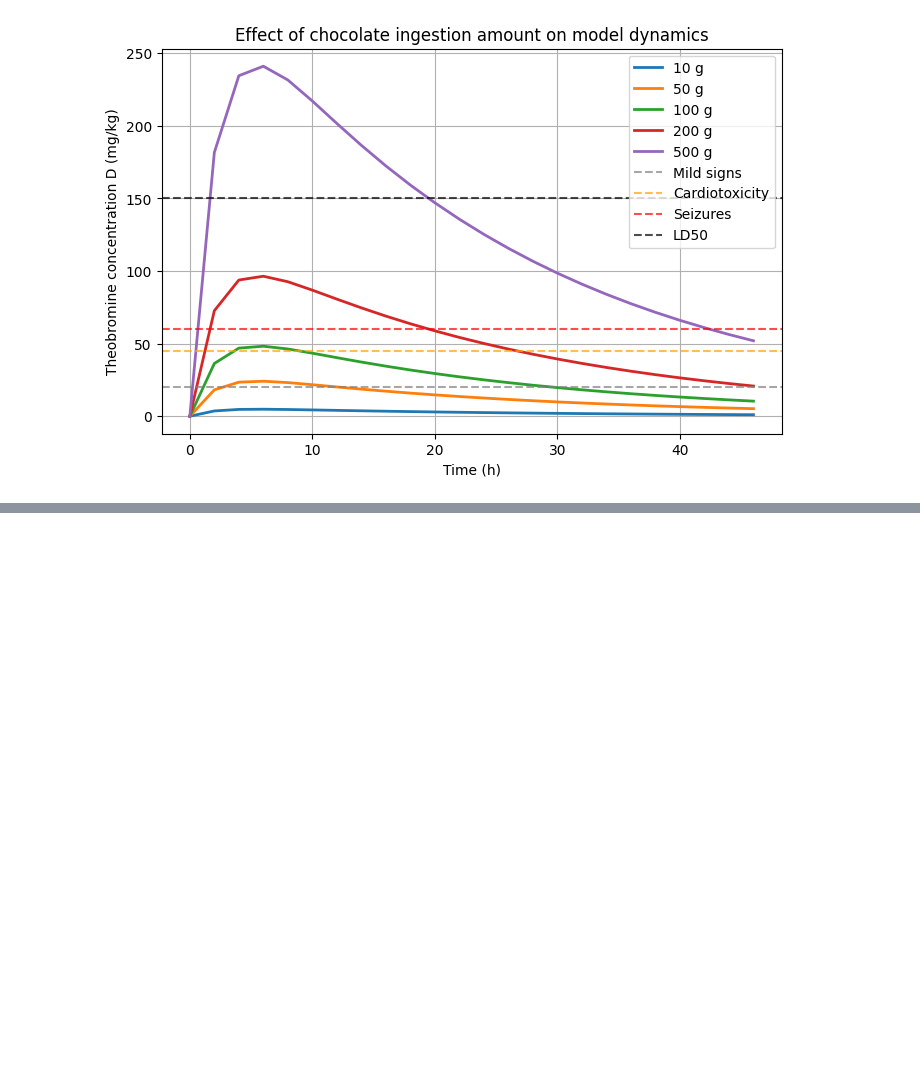
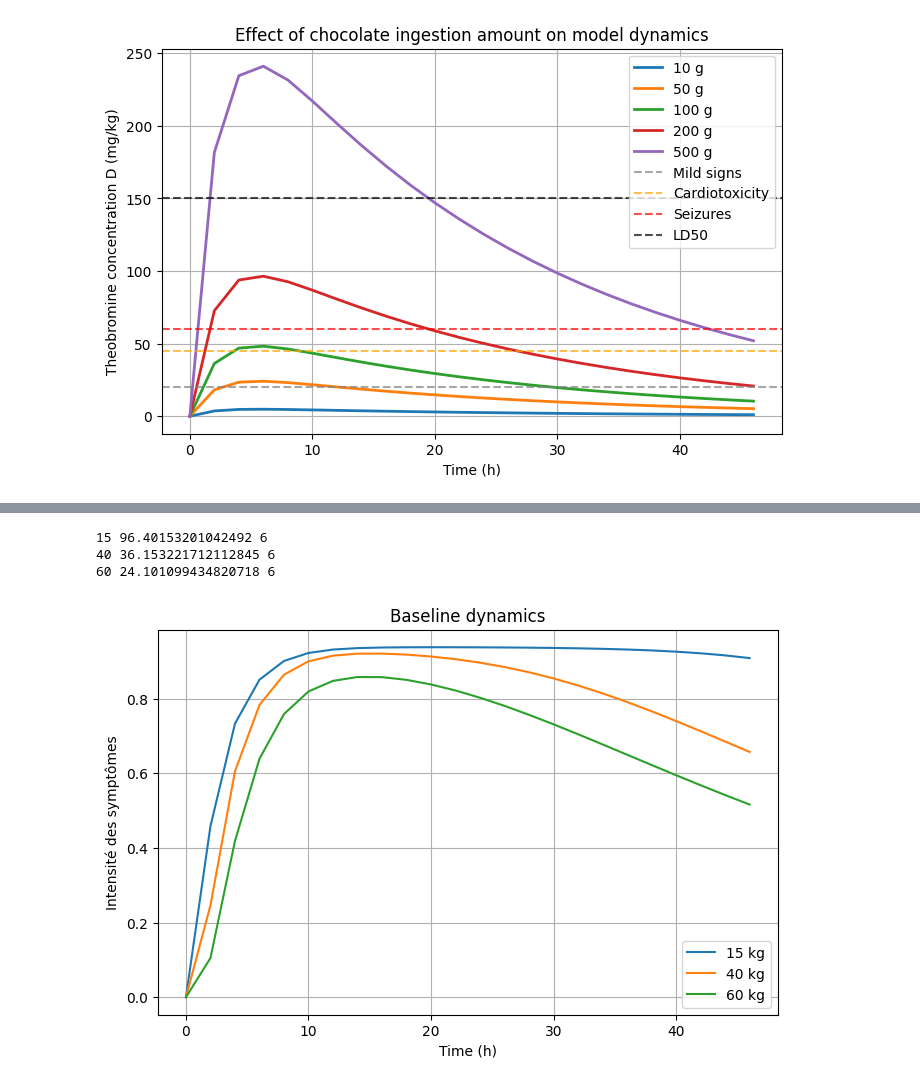
Before and after one commit to Rem1803/Projet_Chien_Chocolat, a Jupyter notebook: capucine.ipynb, the cells around one changed output, grey strips where cells are left out. Saved outputs shown, nothing was run; the diff lists cells and outputs as text; code cells hidden in the pictures; blank space fills up the shorter version.

```diff
--- a/capucine.ipynb
+++ b/capucine.ipynb
@@ -258,0 +259,40 @@ Chocolat noir: Dmax = 482.0309 mg/kg
+# %%
+for w in W:
+
+    sol = run_sim(200, c_type[2], w)
+
+    D = sol.y[1]
+
+    Dmax = np.max(D)
+    Tmax = sol.t[np.argmax(D)]
+
+    print(w, Dmax, Tmax)
+# %% [output]
+15 96.40153201042492 6
+40 36.153221712112845 6
+60 24.101099434820718 6
+# %%
+plt.figure(figsize=(8,5))
+
+M_baseline = 200          # masse fixée
+c_baseline = c_type[2]    # chocolat noir
+
+for w in W:
+
+    sol = run_sim(M_baseline, c_baseline, w)
+
+    plt.plot(
+        sol.t,
+        sol.y[2],
+        label=f"{w} kg"
+    )
+
+plt.xlabel("Time (h)")
+plt.ylabel("Intensité des symptômes")
+plt.title("Baseline dynamics")
+plt.legend()
+plt.grid()
+
+plt.show()
+# %% [output]
+[figure, added]
```
Also changed, not shown: parts of 5 cells of this notebook, 8 other files.
